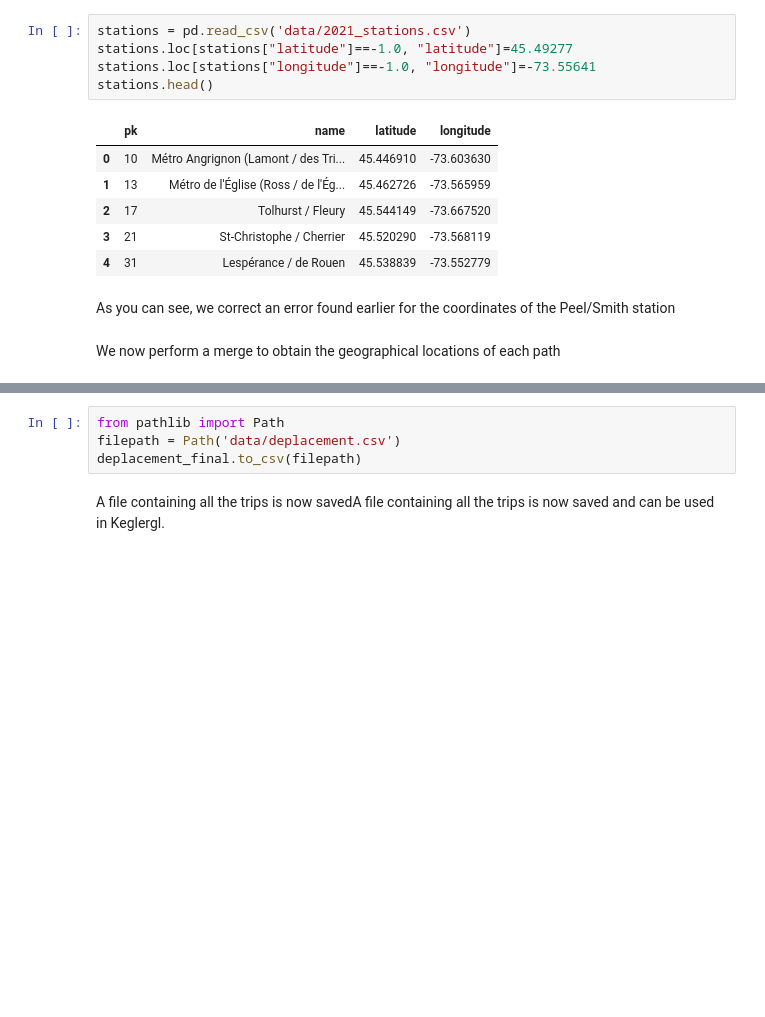
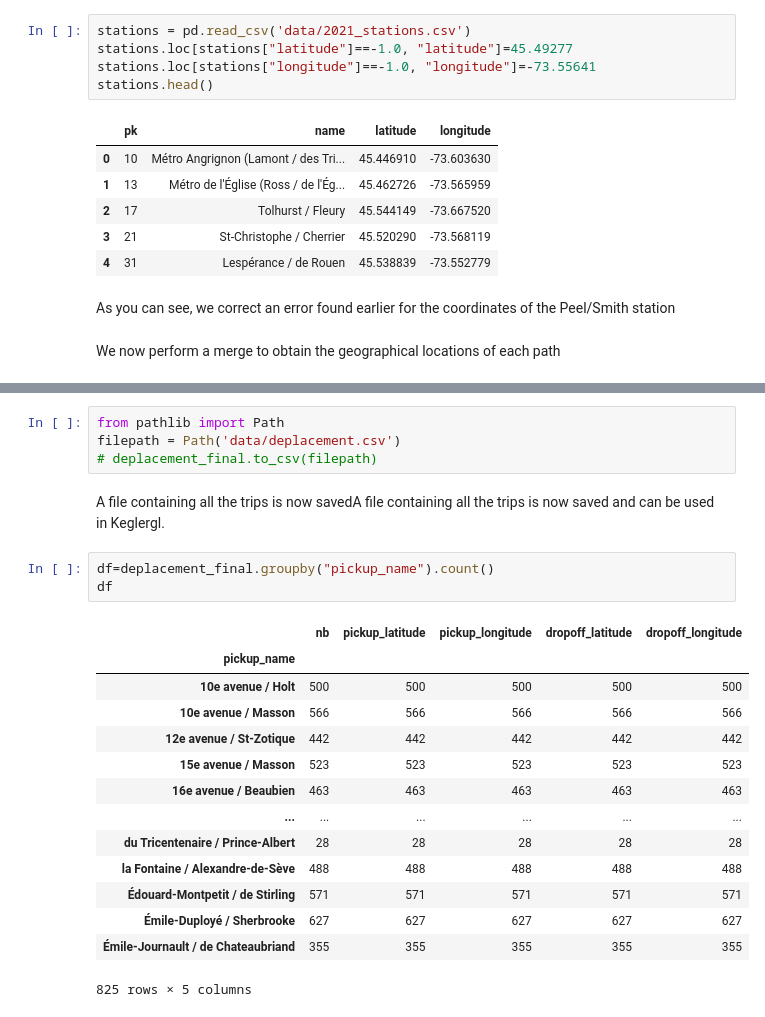
Before and after one commit to LucasScellos/bixi-visualization, a Jupyter notebook: DataCleaning-deplacement.ipynb, the cells around one changed output, grey strips where cells are left out. Drawn from its saved outputs; the diff is of its cells as text; blank space fills up the shorter version.

```diff
--- a/DataCleaning-deplacement.ipynb
+++ b/DataCleaning-deplacement.ipynb
@@ -83,6 +79,24 @@ deplacement_final.head()
 # %%
 from pathlib import Path
 filepath = Path('data/deplacement.csv')
-deplacement_final.to_csv(filepath)
+# deplacement_final.to_csv(filepath)
 # %% [markdown]
 A file containing all the trips is now savedA file containing all the trips is now saved and can be used in Keglergl.
+# %%
+df=deplacement_final.groupby("pickup_name").count()
+df
+# %% [output]
+|  | nb | pickup_latitude | pickup_longitude | dropoff_latitude | dropoff_longitude |
+| pickup_name |  |  |  |  |  |
+| 10e avenue / Holt | 500 | 500 | 500 | 500 | 500 |
+| 10e avenue / Masson | 566 | 566 | 566 | 566 | 566 |
+| 12e avenue / St-Zotique | 442 | 442 | 442 | 442 | 442 |
+| 15e avenue / Masson | 523 | 523 | 523 | 523 | 523 |
+| 16e avenue / Beaubien | 463 | 463 | 463 | 463 | 463 |
+| ... | ... | ... | ... | ... | ... |
+| du Tricentenaire / Prince-Albert | 28 | 28 | 28 | 28 | 28 |
+| la Fontaine / Alexandre-de-Sève | 488 | 488 | 488 | 488 | 488 |
+| Édouard-Montpetit / de Stirling | 571 | 571 | 571 | 571 | 571 |
+| Émile-Duployé / Sherbrooke | 627 | 627 | 627 | 627 | 627 |
+| Émile-Journault / de Chateaubriand | 355 | 355 | 355 | 355 | 355 |
+825 rows × 5 columns
```
Also changed, not shown: parts of 9 cells of this notebook, 2 other files.
